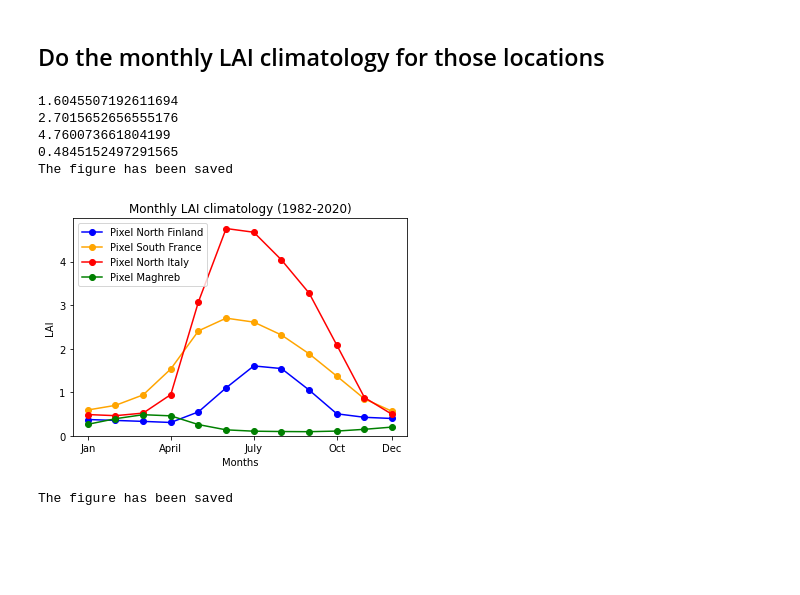
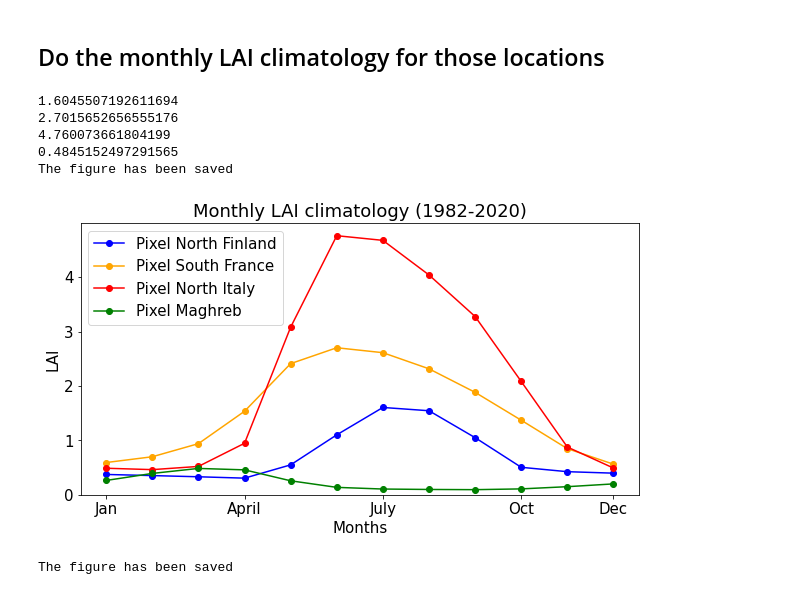
Before and after one commit to melioristic/preconditioned-compound-vegetation, a Jupyter notebook: climatology_LAI.ipynb, the cells around one changed output. Cells and saved outputs as stored; diff of their text form; code cells hidden in the pictures; blank space fills up the shorter version.

```diff
--- a/climatology_LAI.ipynb
+++ b/climatology_LAI.ipynb
@@ -5,6 +5,7 @@ import matplotlib
 import numpy as np
 import xarray as xr
 from matplotlib import pyplot as plt
+matplotlib.rcParams.update({'font.size': 15})
 from lib_ploting import plotMap_withBorders, savefigure, labels
 # %%
 # load the data
@@ -84,31 +87,31 @@ Data variables: (12/19)
 # %%
 lon_pixel = [25, 0, 13, 0]
 lat_pixel = [68, 45, 42, 35]
 pixel_names = ["North Finland", "South France", "North Italy", "Maghreb"]
 colors = ['b', 'Orange', 'r', "g"]
 
-
+plt.figure(figsize=(10,5))
 for lon, lat, pixel_name, color in zip(lon_pixel, lat_pixel, pixel_names, colors):
     data_pixel = data.sel(latitude = lat, longitude = lon, method="nearest")
 
     data_climatology = data_pixel.groupby("time.month").mean("time")
     print(float(data_climatology.max()))
     plt.plot(np.arange(1, 12+1), data_climatology, marker = "o", color = color, label = f"Pixel {pixel_name}")
 
 plt.legend()
 plt.xticks([1, 4, 7, 10, 12], ['Jan', 'April', 'July', 'Oct', 'Dec'])
 plt.ylim(0)
 labels('Months', "LAI" , f'Monthly LAI climatology (1982-2020)')
 
 fig_path = dir_save_fig + "LAI_climatology_4pixels.png"
 savefigure(fig_path)
 # %% [output]
 1.6045507192611694
 2.7015652656555176
 4.760073661804199
 0.4845152497291565
 The figure has been saved
-[figure, old version]
+[figure, new version]
 # %%
 # LAI for France Landes
 lon, lat = 0, 45
```
Also changed, not shown: parts of 2 cells of this notebook, 3 other files.
